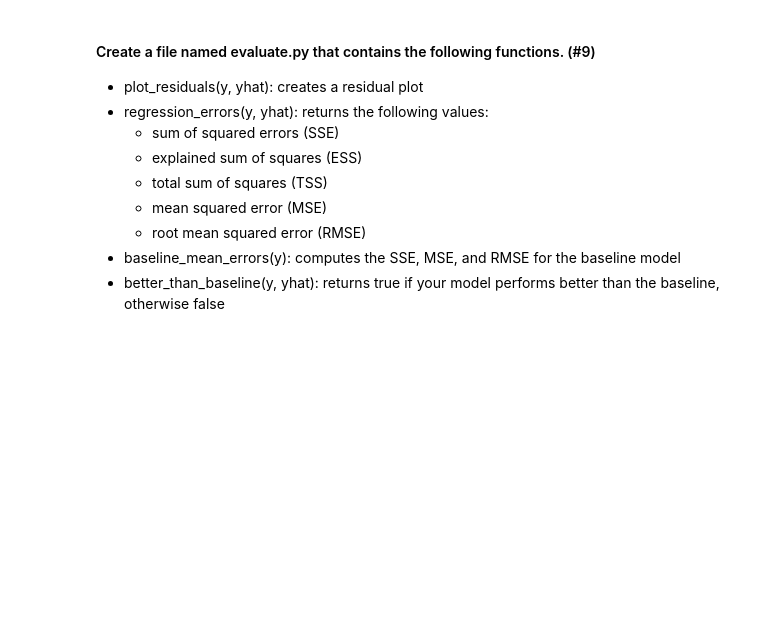
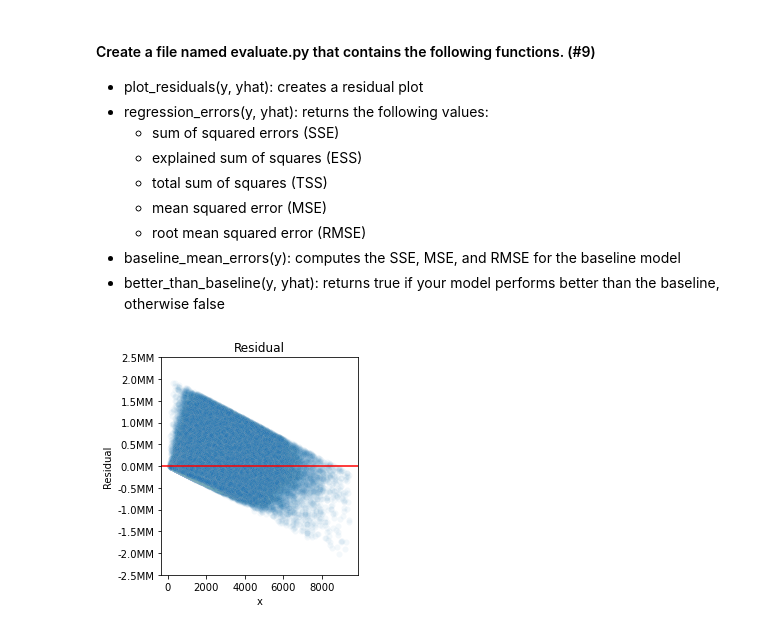
Before and after one commit to Cayt-Schlichting/regression-exercises, a Jupyter notebook: evaluate.ipynb, the cells around one changed output. Cells and saved outputs as stored; diff of their text form; code cells hidden in the pictures; blank space fills up the shorter version.

```diff
--- a/evaluate.ipynb
+++ b/evaluate.ipynb
@@ -187,13 +192,46 @@ r2_baseline
   - root mean squared error (RMSE)
 - baseline_mean_errors(y): computes the SSE, MSE, and RMSE for the baseline model
 - better_than_baseline(y, yhat): returns true if your model performs better than the baseline, otherwise false
+# %%
+#requires these imports
+#from math import sqrt
+#from sklearn.metrics import mean_squared error, r2_score
+
+#Individual calculations
+def residuals(y,yhat):
+    return (y - yhat)
+
+def sse(y,yhat):
+    return sum(residuals(y,yhat)**2)
+
+def rmse(y,yhat):
+    return sqrt(mean_squared_error(y,yhat))
+
+def ess(y,yhat):
+    return sum((yhat-y.mean())**2)
+
+def tss(y,yhat):
+    return ess(y,yhat) + sse(y,yhat)
 # %%
-def plot_residuals(y,yhat):
+#need more than what they provided
+def plot_residuals(x,y,yhat,title='Residual'):
+    #get residual
+    y=residuals(y,yhat)
+    #plot
     plt.figure(figsize=(12,4))
     plt.subplot(1,3,1)
-    ax = sns.scatterplot(data = df, x='x', y='res_baseline')
-    utils.yticks_mm(ax)
+    ax = sns.scatterplot(x=x, y=y,alpha=.05)
+    #Format y axis
+    if y.max() > 1_000_000: utils.yticks_mm(ax)
+    elif y.max() > 2500: utils.yticks_k(ax)
+    #Add actual line (y=0)
     plt.axhline(y=0,c='r')
-    plt.xlabel('x - square feet')
+    #Add text
+    plt.xlabel('x')
     plt.ylabel('Residual')
-    plt.title('Baseline Residual')
+    plt.title(title)
+    return None
+# %%
+plot_residuals(df.x,df.y,df.yhat)
+# %% [output]
+[figure, added]
```
Also changed, not shown: parts of 12 cells of this notebook, 3 other files.
